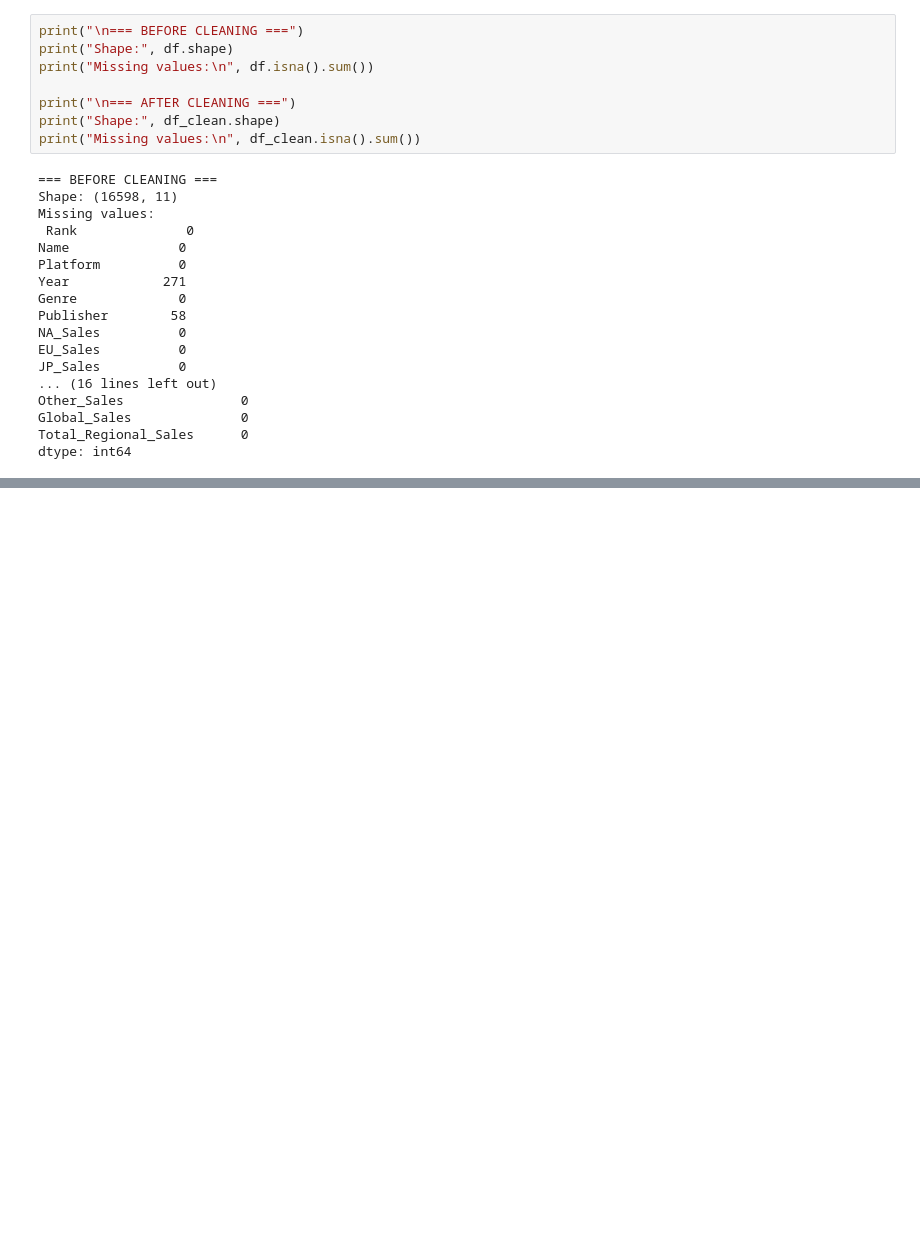
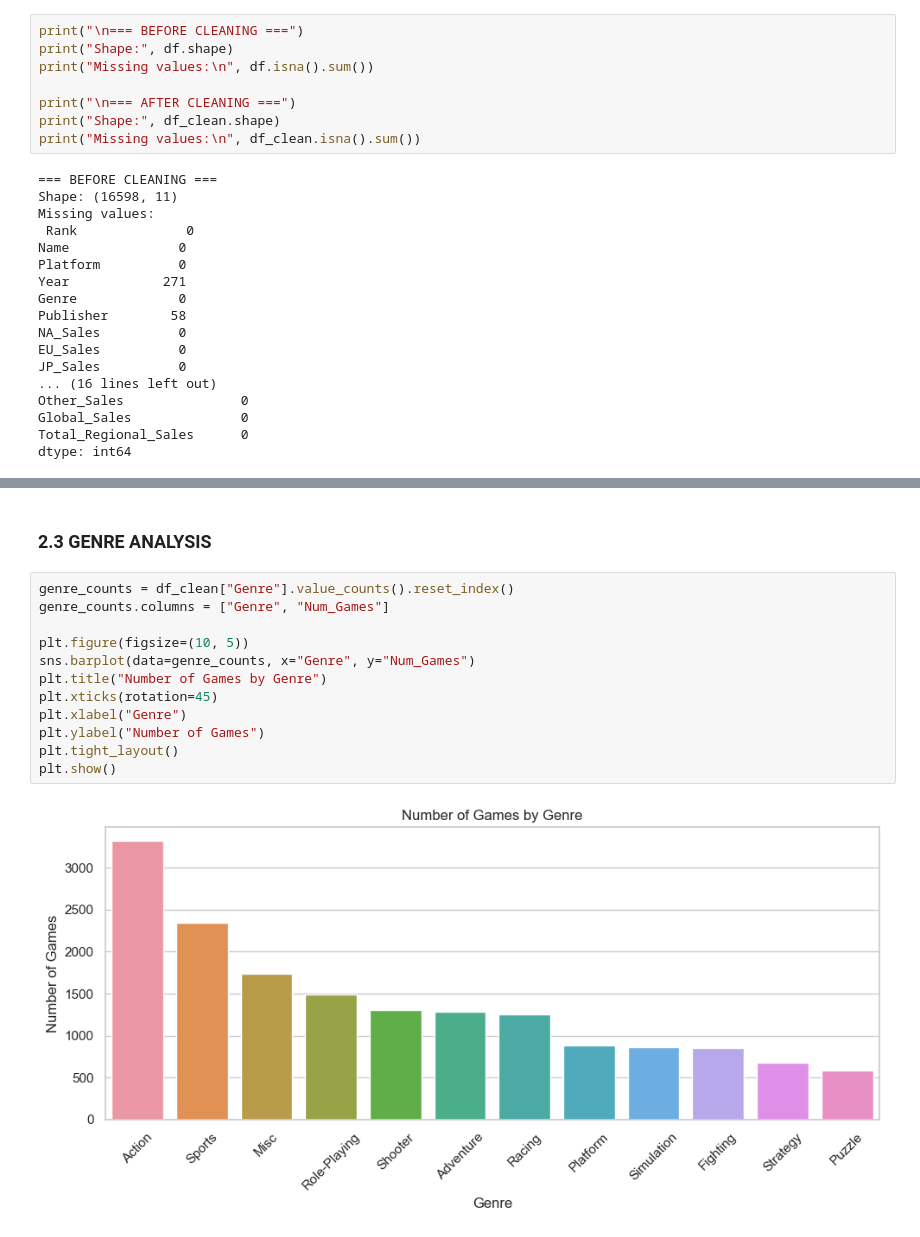
Before and after one commit to Siddharth1254/data-wrangling-project, a Jupyter notebook: Notebook.ipynb, the cells around one changed output, grey strips where cells are left out. Drawn from its saved outputs; the diff is of its cells as text; blank space fills up the shorter version.

```diff
--- a/Notebook.ipynb
+++ b/Notebook.ipynb
@@ -154,0 +236,16 @@ dtype: int64
+# %% [markdown]
+### 2.3 GENRE ANALYSIS
+# %%
+genre_counts = df_clean["Genre"].value_counts().reset_index()
+genre_counts.columns = ["Genre", "Num_Games"]
+
+plt.figure(figsize=(10, 5))
+sns.barplot(data=genre_counts, x="Genre", y="Num_Games")
+plt.title("Number of Games by Genre")
+plt.xticks(rotation=45)
+plt.xlabel("Genre")
+plt.ylabel("Number of Games")
+plt.tight_layout()
+plt.show()
+# %% [output]
+[figure, added]
```
Also changed, not shown: parts of 32 cells of this notebook.
